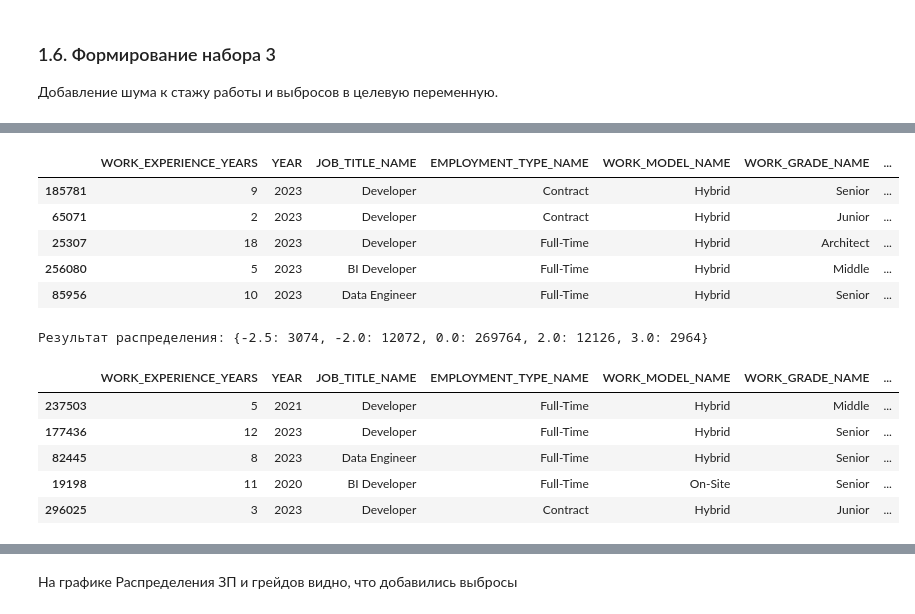
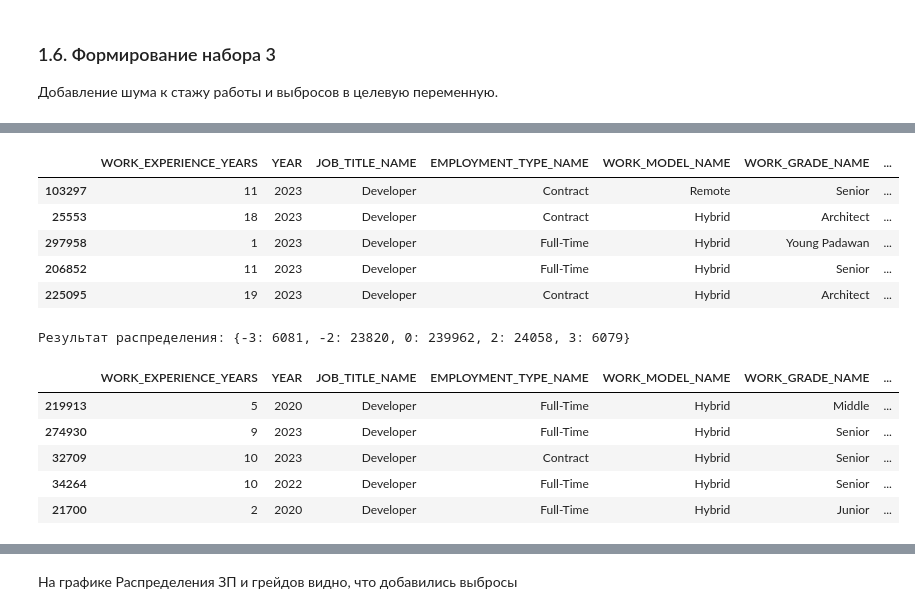
Before and after one commit to aleksandr-mulyavin/SF_MLOps_HW, a Jupyter notebook: lab5/ipynb_tests.ipynb, the cells around one changed output, grey strips where cells are left out. Cells and saved outputs as stored; diff of their text form; code cells hidden in the pictures.

```diff
--- a/lab5/ipynb_tests.ipynb
+++ b/lab5/ipynb_tests.ipynb
@@ -434,6 +429,6 @@ ax.title.set_text('Распределение величины ЗП сотруд
 full_3_df = full_df.copy(True)
 # %%
 # Генерация шума для стажа работы (кто то приверает на 1 или 2 года)
-work_experience_noise_koef = np.random.choice([0, 1, 2], SAMPLE_SIZE, p=[0.9, 0.08, 0.02])
+work_experience_noise_koef = np.random.choice([0, 1, 2], SAMPLE_SIZE, p=[0.8, 0.14, 0.06])
 work_experience_noise_koef
 # %% [output]
@@ -448,28 +443,28 @@ full_3_df["WORK_EXPERIENCE_YEARS"] = full_3_df["WORK_EXPERIENCE_YEARS"] + work_e
 full_3_df.sample(5)
 # %% [output]
 |  | WORK_EXPERIENCE_YEARS | YEAR | JOB_TITLE_NAME | EMPLOYMENT_TYPE_NAME | WORK_MODEL_NAME | WORK_GRADE_NAME | ... |
-| 185781 | 9 | 2023 | Developer | Contract | Hybrid | Senior | ... |
-| 65071 | 2 | 2023 | Developer | Contract | Hybrid | Junior | ... |
-| 25307 | 18 | 2023 | Developer | Full-Time | Hybrid | Architect | ... |
-| 256080 | 5 | 2023 | BI Developer | Full-Time | Hybrid | Middle | ... |
-| 85956 | 10 | 2023 | Data Engineer | Full-Time | Hybrid | Senior | ... |
+| 103297 | 11 | 2023 | Developer | Contract | Remote | Senior | ... |
+| 25553 | 18 | 2023 | Developer | Contract | Hybrid | Architect | ... |
+| 297958 | 1 | 2023 | Developer | Full-Time | Hybrid | Young Padawan | ... |
+| 206852 | 11 | 2023 | Developer | Full-Time | Hybrid | Senior | ... |
+| 225095 | 19 | 2023 | Developer | Contract | Hybrid | Architect | ... |
 # %%
 # Генерация выбросов по ЗП (выбросы почти в разы)
-outliers_koef = np.random.choice([-2.5, -2, 0, 2, 3], SAMPLE_SIZE, p=[0.01, 0.04, 0.9, 0.04, 0.01])
+outliers_koef = np.random.choice([-3, -2, 0, 2, 3], SAMPLE_SIZE, p=[0.02, 0.08, 0.8, 0.08, 0.02])
 print(f"Результат распределения: {dict(zip(*np.unique(outliers_koef, return_counts=True)))}")
 # %% [output]
-Результат распределения: {-2.5: 3074, -2.0: 12072, 0.0: 269764, 2.0: 12126, 3.0: 2964}
+Результат распределения: {-3: 6081, -2: 23820, 0: 239962, 2: 24058, 3: 6079}
 # %%
 # Применение выбросов на данные
-full_3_df["SALARY"] = full_3_df["SALARY"] + full_3_df["SALARY"] * outliers_koef / 10
+full_3_df["SALARY"] = full_3_df["SALARY"] + full_3_df["SALARY"] * outliers_koef / 5
 full_3_df.sample(5)
 # %% [output]
 |  | WORK_EXPERIENCE_YEARS | YEAR | JOB_TITLE_NAME | EMPLOYMENT_TYPE_NAME | WORK_MODEL_NAME | WORK_GRADE_NAME | ... |
-| 237503 | 5 | 2021 | Developer | Full-Time | Hybrid | Middle | ... |
-| 177436 | 12 | 2023 | Developer | Full-Time | Hybrid | Senior | ... |
-| 82445 | 8 | 2023 | Data Engineer | Full-Time | Hybrid | Senior | ... |
-| 19198 | 11 | 2020 | BI Developer | Full-Time | On-Site | Senior | ... |
-| 296025 | 3 | 2023 | Developer | Contract | Hybrid | Junior | ... |
+| 219913 | 5 | 2020 | Developer | Full-Time | Hybrid | Middle | ... |
+| 274930 | 9 | 2023 | Developer | Full-Time | Hybrid | Senior | ... |
+| 32709 | 10 | 2023 | Developer | Contract | Hybrid | Senior | ... |
+| 34264 | 10 | 2022 | Developer | Full-Time | Hybrid | Senior | ... |
+| 21700 | 2 | 2020 | Developer | Full-Time | Hybrid | Junior | ... |
 # %%
 # Разбиение на учебную и тестовую выборки
 data3_train_df, data3_test_df = train_test_split(
```
Also changed, not shown: parts of 19 cells of this notebook, 1 other file.
